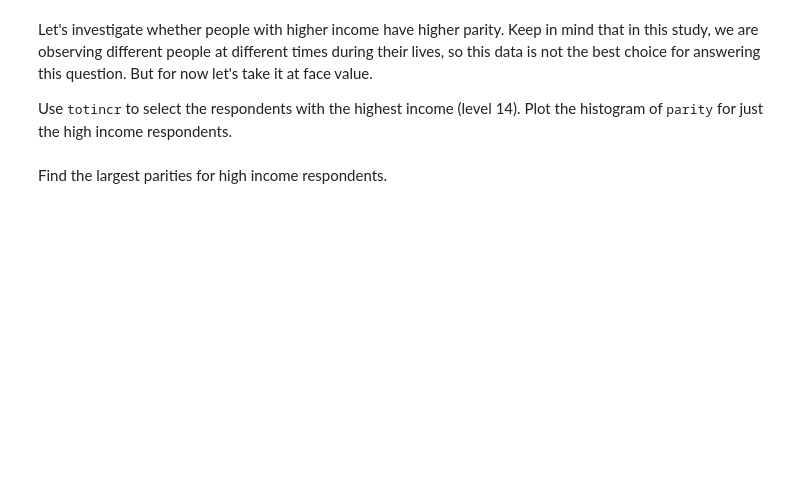
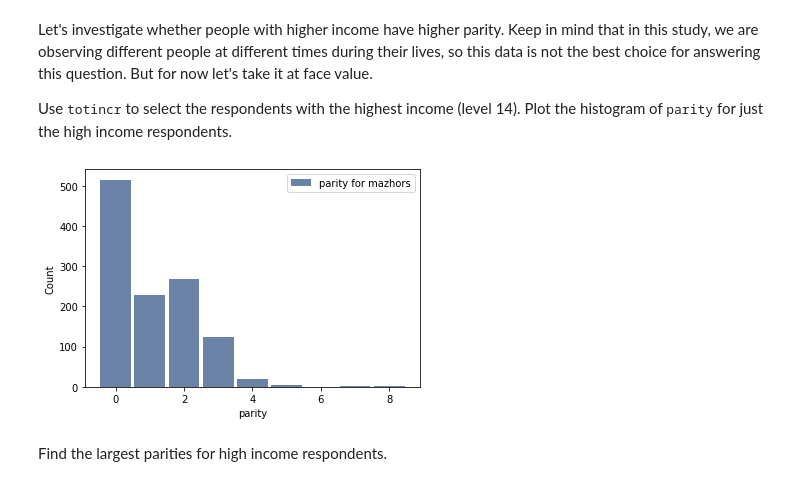
Before and after one commit to AlexiLJ/ThinkStats2, a Jupyter notebook: code/chap02ex.ipynb, the cells around one changed output. Saved outputs shown, nothing was run; the diff lists cells and outputs as text; code cells hidden in the pictures; blank space fills up the shorter version.

```diff
--- a/code/chap02ex.ipynb
+++ b/code/chap02ex.ipynb
@@ -290,2 +350,10 @@ Use <tt>totincr</tt> to select the respondents with the highest income (level 14
+# %%
+# Solution goes here
+mazh = resp[resp.totincr==14]
+hist = thinkstats2.Hist(mazh.parity, label='parity for mazhors')
+thinkplot.Hist(hist)
+thinkplot.Config(xlabel='parity', ylabel='Count')
+# %% [output]
+[figure, added]
 # %% [markdown]
 Find the largest parities for high income respondents.
```
Also changed, not shown: parts of 36 cells of this notebook, 8 other files.
